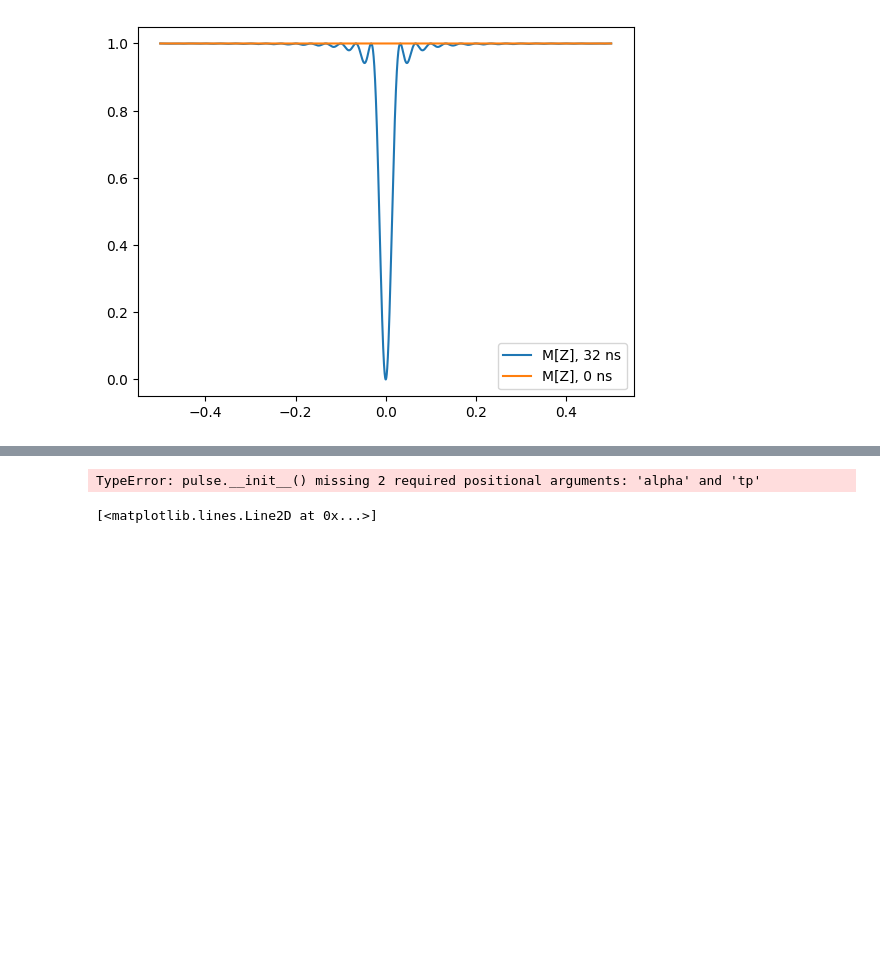
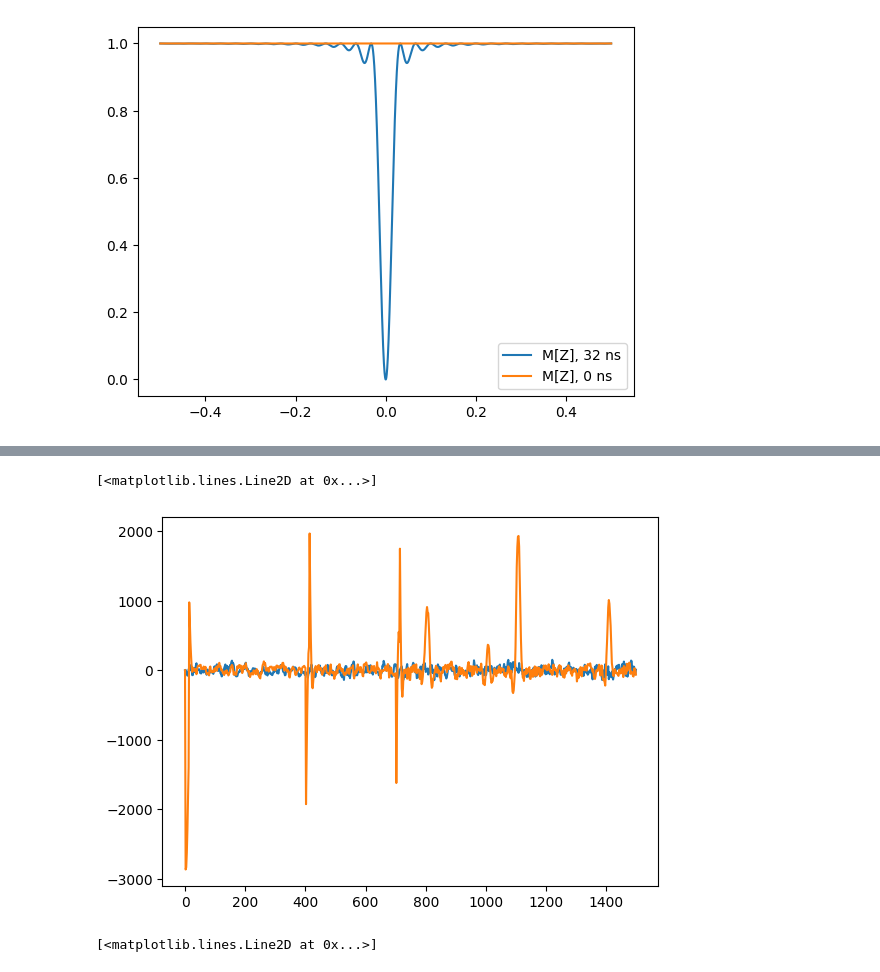
Before and after one commit to Liam-Twomey/SPaCE, a Jupyter notebook: SPaCE examples.ipynb, the cells around one changed output, grey strips where cells are left out. Drawn from its saved outputs; the diff is of its cells as text; code cells hidden in the pictures; blank space fills up the shorter version.

Commit message:
fix examples file for new pulse syntax

```diff
--- a/SPaCE examples.ipynb
+++ b/SPaCE examples.ipynb
@@ -117,27 +117,27 @@ plt.show()
 # %%
 ##Complex pulse sequences
 #Outside of 2p-hahn-echo, ENDOR, and EDNMR, phase cycling is almost a requirement to identify which echo is the correct one (assuming you don't know which one). Hence, incorporating phase cycles can be done through simple for loops.
 
 #Example of ESEEM without phase-cycle
 test4=sp.spin(50000)
 trj_eseem=sp.trajectory(1500,2,test4)
 
-p90=sp.pulse()
-p90.rect(np.pi/2,12)
+p90=sp.pulse(np.pi/2,12,'rect')
 
 trj_eseem.flip(p90,0,'+x')
 trj_eseem.precess(12,400)
 trj_eseem.flip(p90,400,'+x')
 trj_eseem.precess(412,700)
 trj_eseem.flip(p90,700,'+x')
 trj_eseem.precess(712,1500)
 trj_eseem.calc_intensity()
 trj_eseem.net_M()
 
 plt.plot(trj_eseem.time,trj_eseem.M[0],label='X')
 plt.plot(trj_eseem.time,trj_eseem.M[1],label='Y')
 # %% [output]
-TypeError: pulse.__init__() missing 2 required positional arguments: 'alpha' and 'tp'
+[<matplotlib.lines.Line2D at 0x...>]
+[figure, added]
 # %%
 #Example of ESEEM without phase-cycle
 
```
Also changed, not shown: parts of 3 cells of this notebook, 1 other file.
